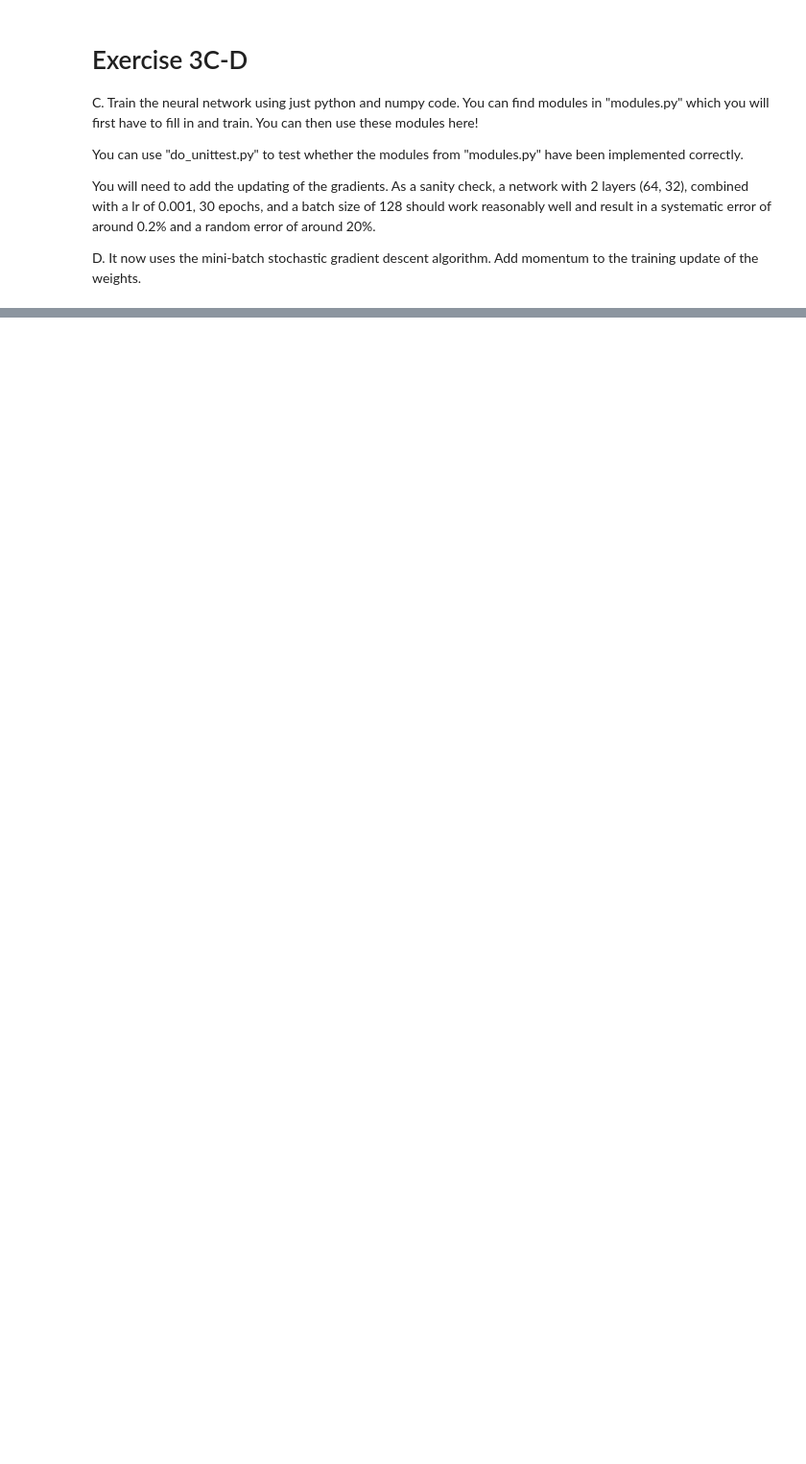
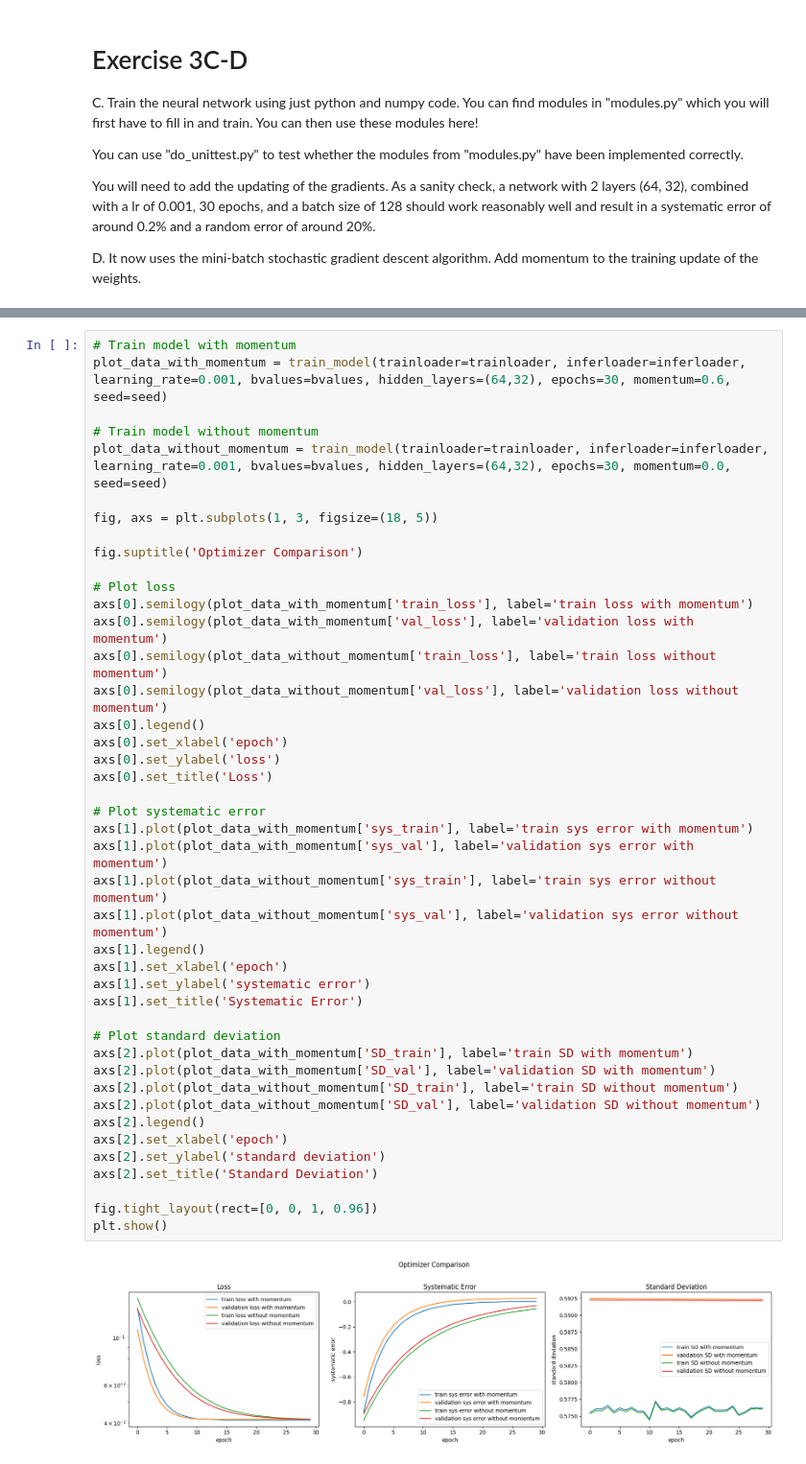
Before and after one commit to yoadvp-bit/Medical_deep_learning, a Jupyter notebook: Assignment 1/exercise_3.ipynb, the cells around one changed output, grey strips where cells are left out. Shown at 96% size. Cells and saved outputs as stored; diff of their text form; blank space fills up the shorter version.

```diff
--- a/Assignment 1/exercise_3.ipynb
+++ b/Assignment 1/exercise_3.ipynb
@@ -160,0 +379,45 @@ for epoch in range(epochs):
+# %%
+# Train model with momentum
+plot_data_with_momentum = train_model(trainloader=trainloader, inferloader=inferloader, learning_rate=0.001, bvalues=bvalues, hidden_layers=(64,32), epochs=30, momentum=0.6, seed=seed)
+
+# Train model without momentum
+plot_data_without_momentum = train_model(trainloader=trainloader, inferloader=inferloader, learning_rate=0.001, bvalues=bvalues, hidden_layers=(64,32), epochs=30, momentum=0.0, seed=seed)
+
+fig, axs = plt.subplots(1, 3, figsize=(18, 5))
+
+fig.suptitle('Optimizer Comparison')
+
+# Plot loss
+axs[0].semilogy(plot_data_with_momentum['train_loss'], label='train loss with momentum')
+axs[0].semilogy(plot_data_with_momentum['val_loss'], label='validation loss with momentum')
+axs[0].semilogy(plot_data_without_momentum['train_loss'], label='train loss without momentum')
+axs[0].semilogy(plot_data_without_momentum['val_loss'], label='validation loss without momentum')
+axs[0].legend()
+axs[0].set_xlabel('epoch')
+axs[0].set_ylabel('loss')
+axs[0].set_title('Loss')
+
+# Plot systematic error
+axs[1].plot(plot_data_with_momentum['sys_train'], label='train sys error with momentum')
+axs[1].plot(plot_data_with_momentum['sys_val'], label='validation sys error with momentum')
+axs[1].plot(plot_data_without_momentum['sys_train'], label='train sys error without momentum')
+axs[1].plot(plot_data_without_momentum['sys_val'], label='validation sys error without momentum')
+axs[1].legend()
+axs[1].set_xlabel('epoch')
+axs[1].set_ylabel('systematic error')
+axs[1].set_title('Systematic Error')
+
+# Plot standard deviation
+axs[2].plot(plot_data_with_momentum['SD_train'], label='train SD with momentum')
+axs[2].plot(plot_data_with_momentum['SD_val'], label='validation SD with momentum')
+axs[2].plot(plot_data_without_momentum['SD_train'], label='train SD without momentum')
+axs[2].plot(plot_data_without_momentum['SD_val'], label='validation SD without momentum')
+axs[2].legend()
+axs[2].set_xlabel('epoch')
+axs[2].set_ylabel('standard deviation')
+axs[2].set_title('Standard Deviation')
+
+fig.tight_layout(rect=[0, 0, 1, 0.96])
+plt.show()
+# %% [output]
+[figure, added]
```
Also changed, not shown: parts of 12 cells of this notebook, 1 other file.
